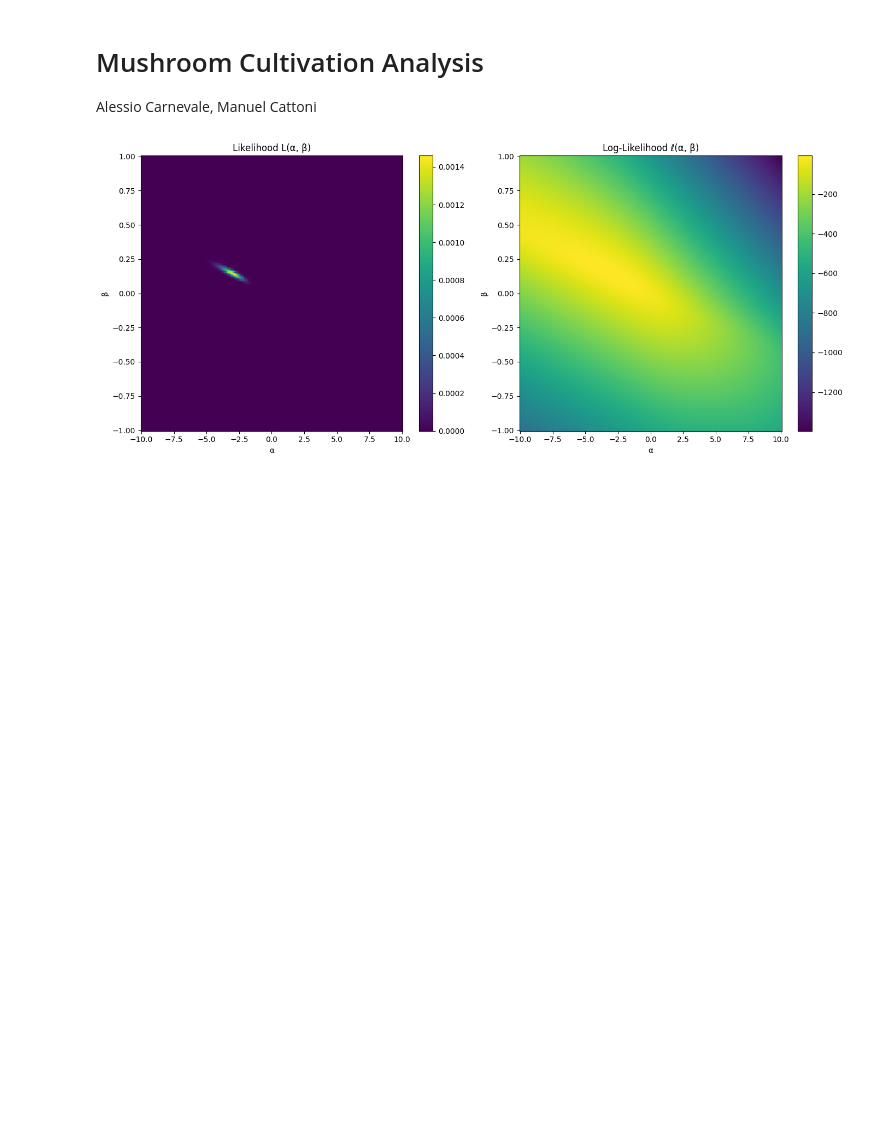
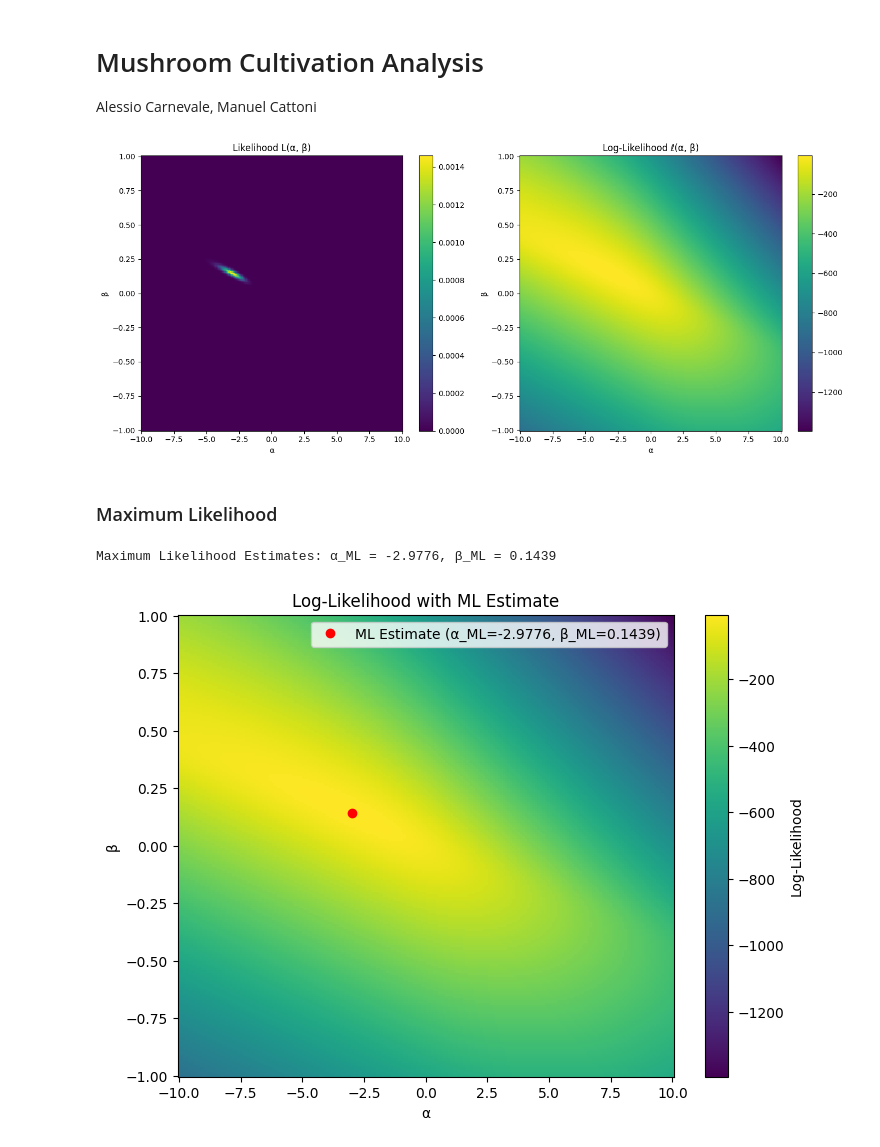
Before and after one commit to Axeeh/MushroomCultivation, a Jupyter notebook: notebook.ipynb, the cells around one changed output. Drawn from its saved outputs; the diff is of its cells as text; code cells hidden in the pictures; blank space fills up the shorter version.

Commit message:
maximum likelihood

```diff
--- a/notebook.ipynb
+++ b/notebook.ipynb
@@ -70,3 +70,42 @@ plt.tight_layout()
 plt.show()
 # %% [output]
 [figure]
+# %% [markdown]
+### Maximum Likelihood
+# %%
+from scipy.optimize import minimize
+
+# Define the negative log-likelihood function
+def neg_log_lik(theta):
+    return -log_lik(theta)
+
+# Initial guess for alpha and beta (based on the plots or prior knowledge)
+initial_guess = [0.1, 0.05]
+
+# Perform the optimization
+result = minimize(neg_log_lik, initial_guess, method='BFGS')
+
+# Extract the ML estimates
+alpha_ml, beta_ml = result.x
+
+print(f"Maximum Likelihood Estimates: α_ML = {alpha_ml:.4f}, β_ML = {beta_ml:.4f}")
+# %% [output]
+Maximum Likelihood Estimates: α_ML = -2.9776, β_ML = 0.1439
+# %%
+# Plot the likelihood function with the ML estimate using pcolormesh
+fig, ax = plt.subplots(figsize=(8, 6))
+
+# pcolormesh plot of the log-likelihood
+pc = ax.pcolormesh(A, B, LL, shading='auto', cmap="viridis")
+ax.set_title("Log-Likelihood with ML Estimate")
+ax.set_xlabel("α")
+ax.set_ylabel("β")
+fig.colorbar(pc, ax=ax, label="Log-Likelihood")
+
+# Overlay the ML estimate
+ax.plot(alpha_ml, beta_ml, 'ro', label=f"ML Estimate (α_ML={alpha_ml:.4f}, β_ML={beta_ml:.4f})")
+ax.legend()
+
+plt.show()
+# %% [output]
+[figure, added]
```
